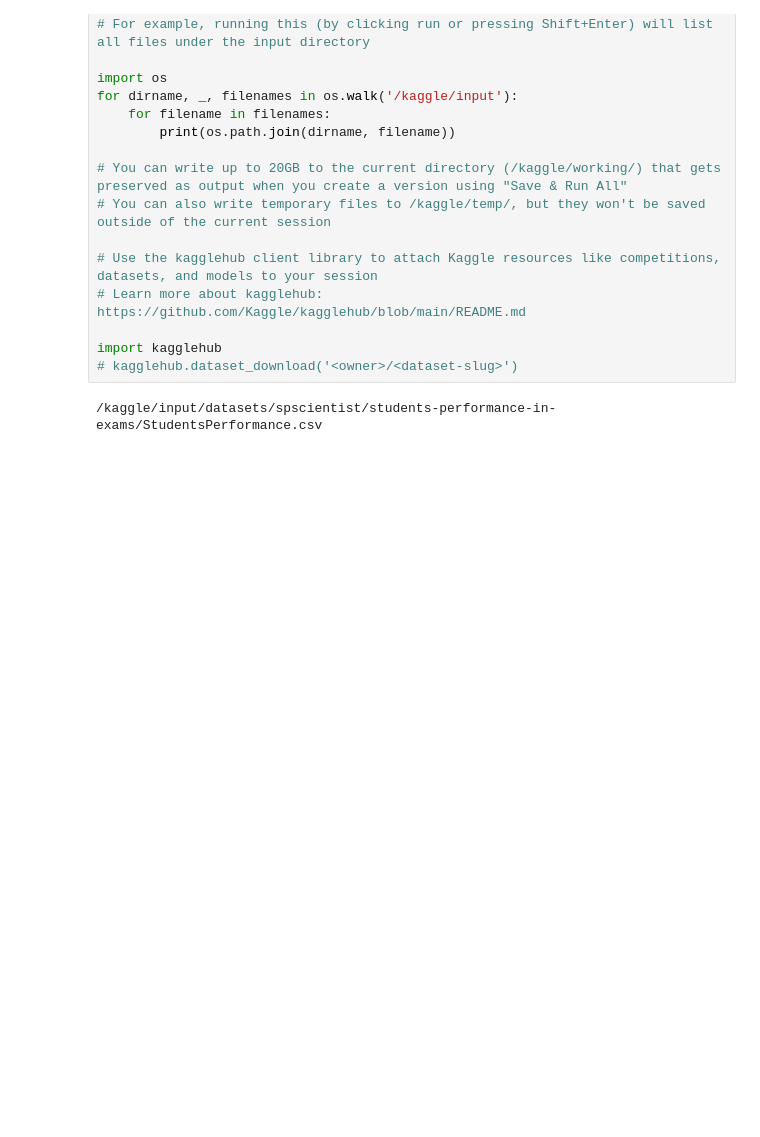
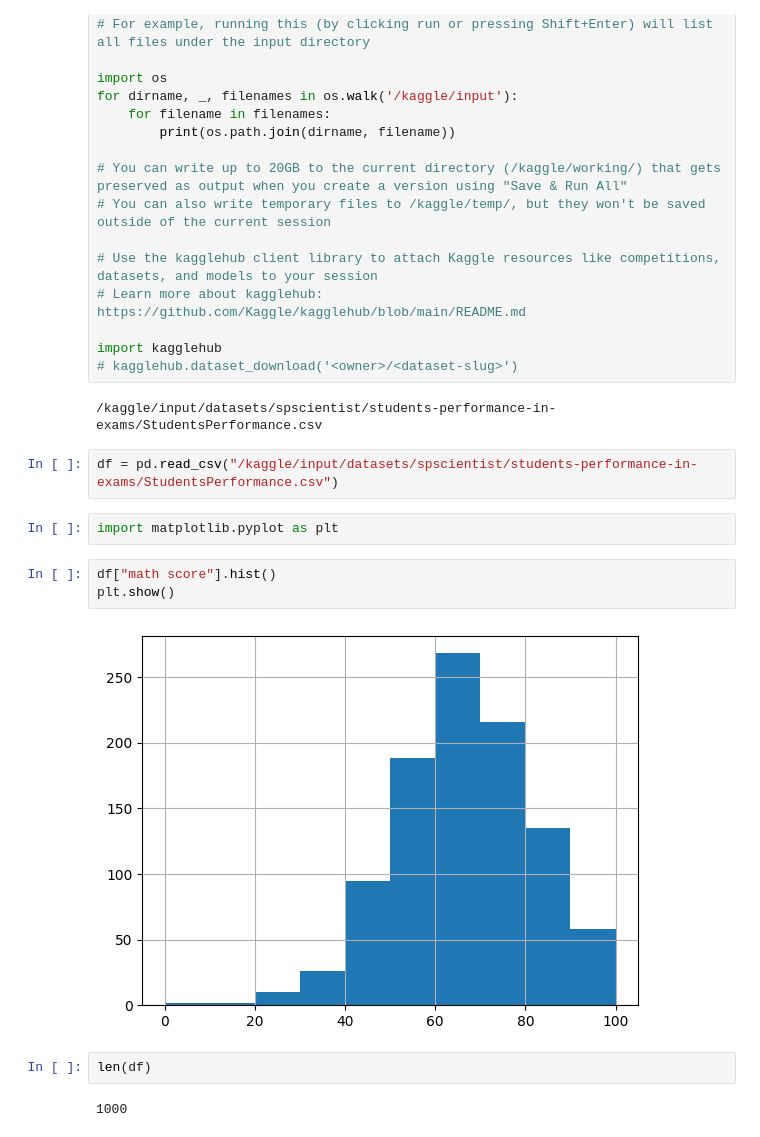
Before and after one commit to gitbhusalhubpramish/student-performance-kaggle, a Jupyter notebook: notebook6efdc2edcc.ipynb, the cells around one changed output. Saved outputs shown, nothing was run; the diff lists cells and outputs as text; blank space fills up the shorter version.

Commit message:
Kaggle Notebook | notebook6efdc2edcc | Version 7

```diff
--- a/notebook6efdc2edcc.ipynb
+++ b/notebook6efdc2edcc.ipynb
@@ -24,3 +24,16 @@ import kagglehub
 # kagglehub.dataset_download('<owner>/<dataset-slug>')
 # %% [output]
 /kaggle/input/datasets/spscientist/students-performance-in-exams/StudentsPerformance.csv
+# %%
+df = pd.read_csv("/kaggle/input/datasets/spscientist/students-performance-in-exams/StudentsPerformance.csv")
+# %%
+import matplotlib.pyplot as plt
+# %%
+df["math score"].hist()
+plt.show()
+# %% [output]
+[figure, added]
+# %%
+len(df)
+# %% [output]
+1000
```
Also changed, not shown: parts of 7 cells of this notebook.
